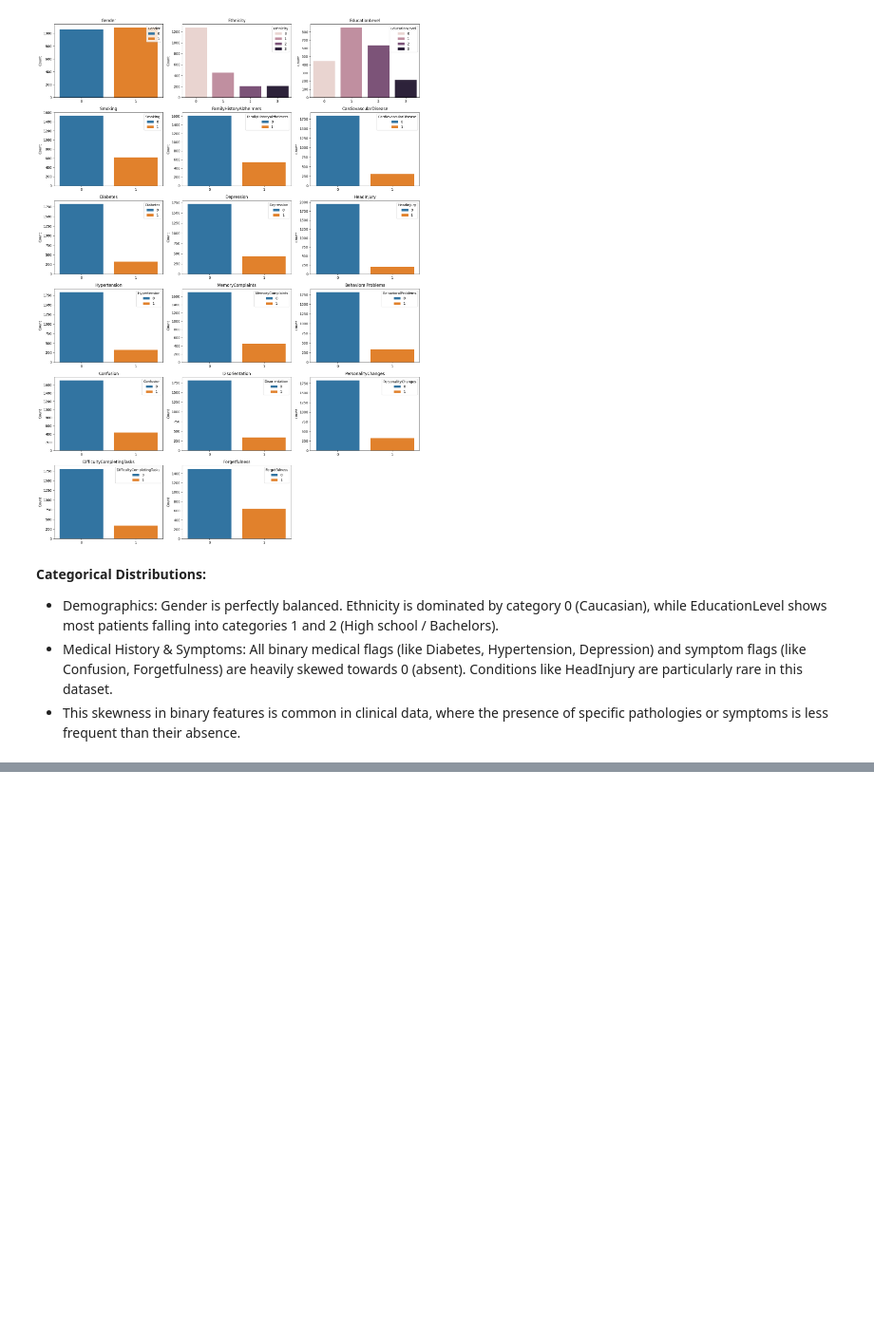
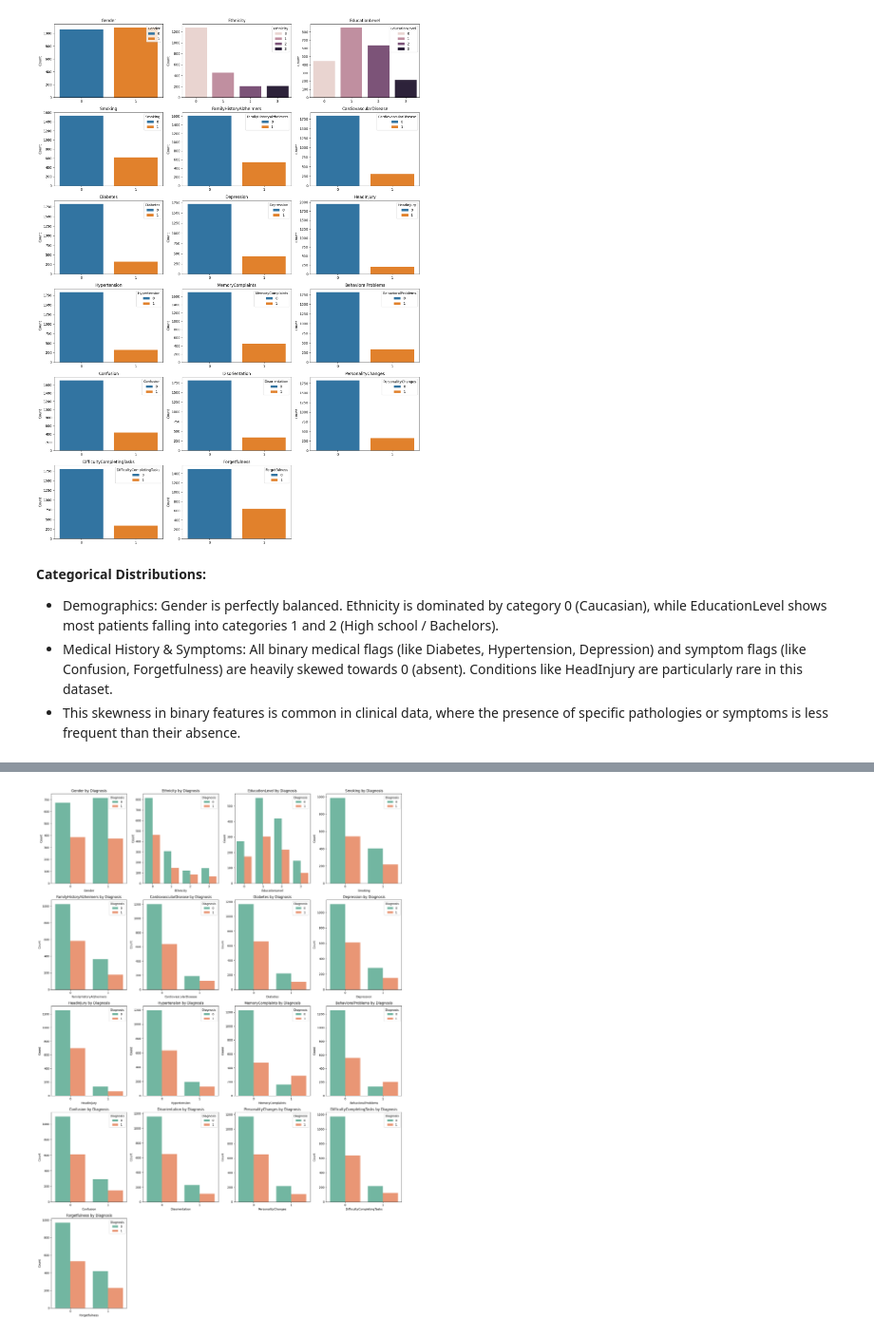
Before and after one commit to mtfattahpour/alzheimer-ml-classification, a Jupyter notebook: analysis.ipynb, the cells around one changed output, grey strips where cells are left out. Shown at 95% size. Cells and saved outputs as stored; diff of their text form; code cells hidden in the pictures; blank space fills up the shorter version.

```diff
--- a/analysis.ipynb
+++ b/analysis.ipynb
@@ -257,0 +288,19 @@ plt.show()
+# %%
+ncols = 4
+nrows = int(np.ceil(len(categorical_features)/ncols))
+fig, axes = plt.subplots(ncols=ncols, nrows=nrows, figsize=(18, 26))
+axes = axes.flatten()
+
+for i, col in enumerate(categorical_features):
+    sns.countplot(x=col, hue='Diagnosis', data=df, ax=axes[i], palette='Set2')
+    axes[i].set_title(f'{col} by Diagnosis', fontsize=12)
+    axes[i].set_xlabel(col)
+    axes[i].set_ylabel('Count')
+
+for j in range(len(categorical_features), len(axes)):
+    fig.delaxes(axes[j])
+
+plt.tight_layout()
+plt.show()
+# %% [output]
+[figure, added]
```
Also changed, not shown: parts of 5 cells of this notebook.
